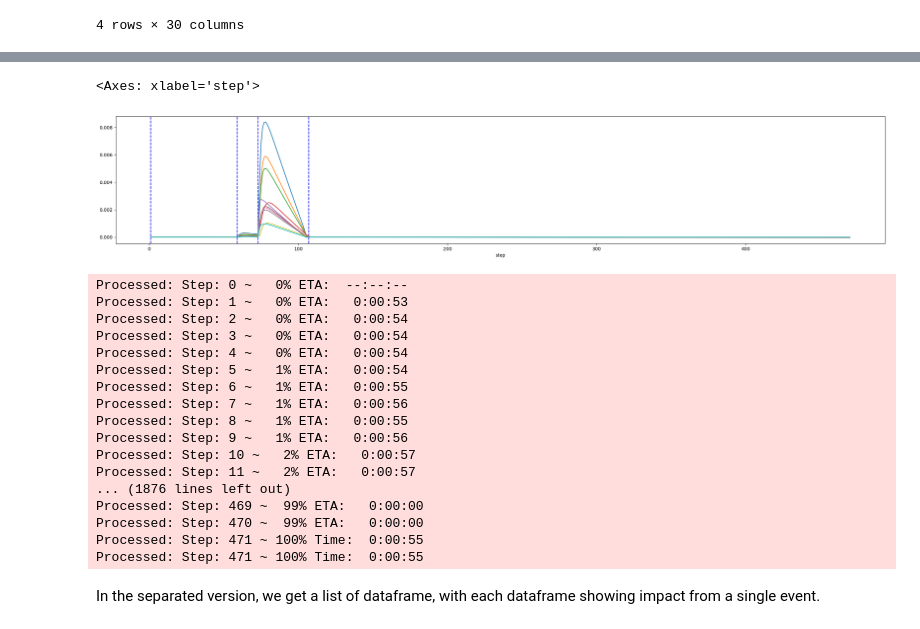
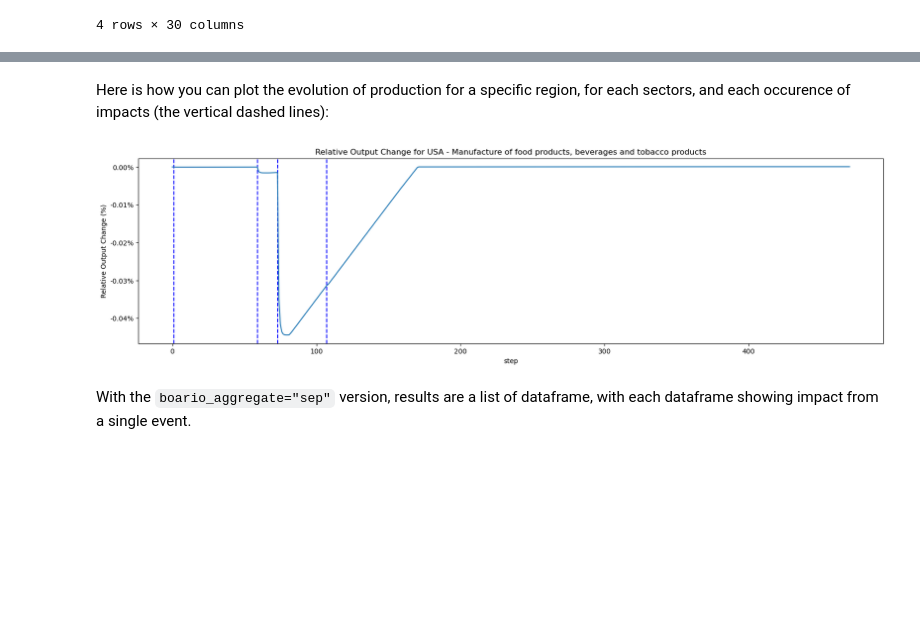
Before and after one commit to CLIMADA-project/climada_petals, a Jupyter notebook: doc/tutorial/climada_engine_SupplyChain.ipynb, the cells around one changed output, grey strips where cells are left out. Saved outputs shown, nothing was run; the diff lists cells and outputs as text; code cells hidden in the pictures; blank space fills up the shorter version.

Commit message:
tutorial: include boario approach, rework of the introduction

```diff
--- a/doc/tutorial/climada_engine_SupplyChain.ipynb
+++ b/doc/tutorial/climada_engine_SupplyChain.ipynb
@@ -403,35 +557,30 @@ dtype: float64
+# %% [markdown]
+Here is how you can plot the evolution of production for a specific region, for each sectors, and each occurence of impacts (the vertical dashed lines):
 # %%
-fig, ax = plt.subplots(figsize=(30,5))
+import matplotlib.pyplot as plt
 
-for occ in [(supchain.events_date[i]-supchain.events_date[0] + 1) for i in range(len(supchain.secs_dir_imp))]:
-    plt.axvline(x = occ, color = 'b', linestyle="--")
+fig, ax = plt.subplots(figsize=(20,5))
 
-prod_losses_che.loc[:, ('CHE',
-                        mainly_aff_che_secs.index.get_level_values(1))].plot(ax=ax,legend=False)
-# add small legend
-# add y-axis label
+region = 'USA'
+sector = "Manufacture of food products, beverages and tobacco products"
+
+for occ in [(supchain.events_date[i] - supchain.events_date[0] + 1) for i in range(len(supchain.supchain_imp))]:
+    plt.axvline(x=occ, color='b', linestyle="--")
+
+relative_change = (supchain.supchain_imp['boario_recovery_agg'].loc[:, (region, sector)] -supchain.supchain_imp['boario_recovery_agg'].loc[0, (region, sector)]) / supchain.supchain_imp['boario_recovery_agg'].loc[0, (region, sector)]
+relative_change.plot(ax=ax, legend=False)
+
+# Adding y-axis label
+plt.ylabel("Relative Output Change (%)")
+
+# Converting y-axis ticks to percentage
+ax.yaxis.set_major_formatter(plt.FuncFormatter(lambda x, _: '{:.2%}'.format(x)))
+
+# Adding a title
+plt.title(f"Relative Output Change for {region} - {sector}")
+
+plt.show()
 # %% [output]
-<Axes: xlabel='step'>
-[figure, old version]
+[figure, new version]
-# %%
-supchain.calc_impacts(io_approach='boario', boario_type = 'recovery', boario_aggregate = 'sep')
-# %% [output]
-Processed: Step: 0 ~   0% ETA:  --:--:--
-Processed: Step: 1 ~   0% ETA:   0:00:53
-Processed: Step: 2 ~   0% ETA:   0:00:54
-Processed: Step: 3 ~   0% ETA:   0:00:54
-Processed: Step: 4 ~   0% ETA:   0:00:54
-Processed: Step: 5 ~   1% ETA:   0:00:54
-Processed: Step: 6 ~   1% ETA:   0:00:55
-Processed: Step: 7 ~   1% ETA:   0:00:56
-Processed: Step: 8 ~   1% ETA:   0:00:55
-Processed: Step: 9 ~   1% ETA:   0:00:56
-Processed: Step: 10 ~   2% ETA:   0:00:57
-Processed: Step: 11 ~   2% ETA:   0:00:57
-... (1876 lines left out)
-Processed: Step: 469 ~  99% ETA:   0:00:00
-Processed: Step: 470 ~  99% ETA:   0:00:00
-Processed: Step: 471 ~ 100% Time:  0:00:55
-Processed: Step: 471 ~ 100% Time:  0:00:55
 # %% [markdown]
-In the separated version, we get a list of dataframe, with each dataframe showing impact from a single event.
+With the `boario_aggregate="sep"` version, results are a list of dataframe, with each dataframe showing impact from a single event.
```
Also changed, not shown: parts of 74 cells of this notebook.
